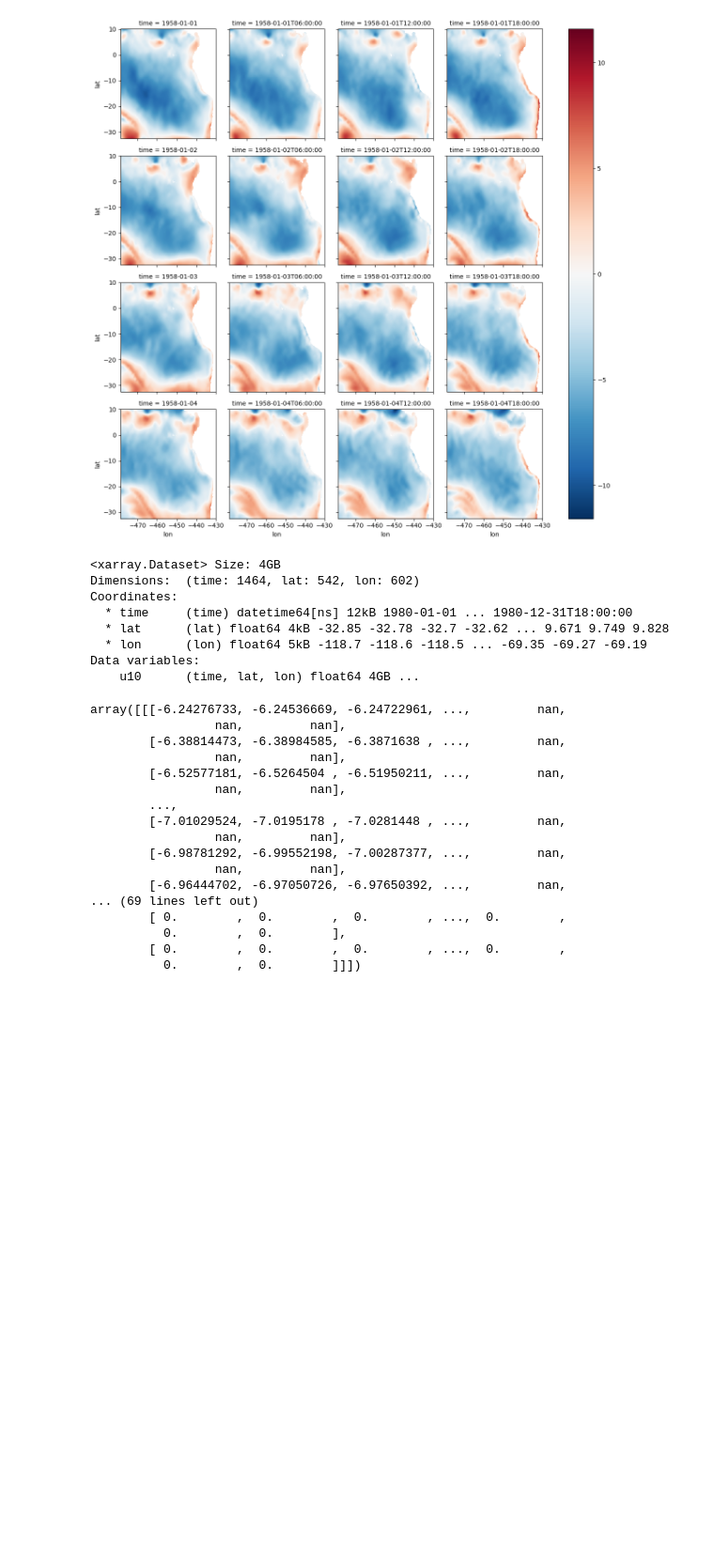
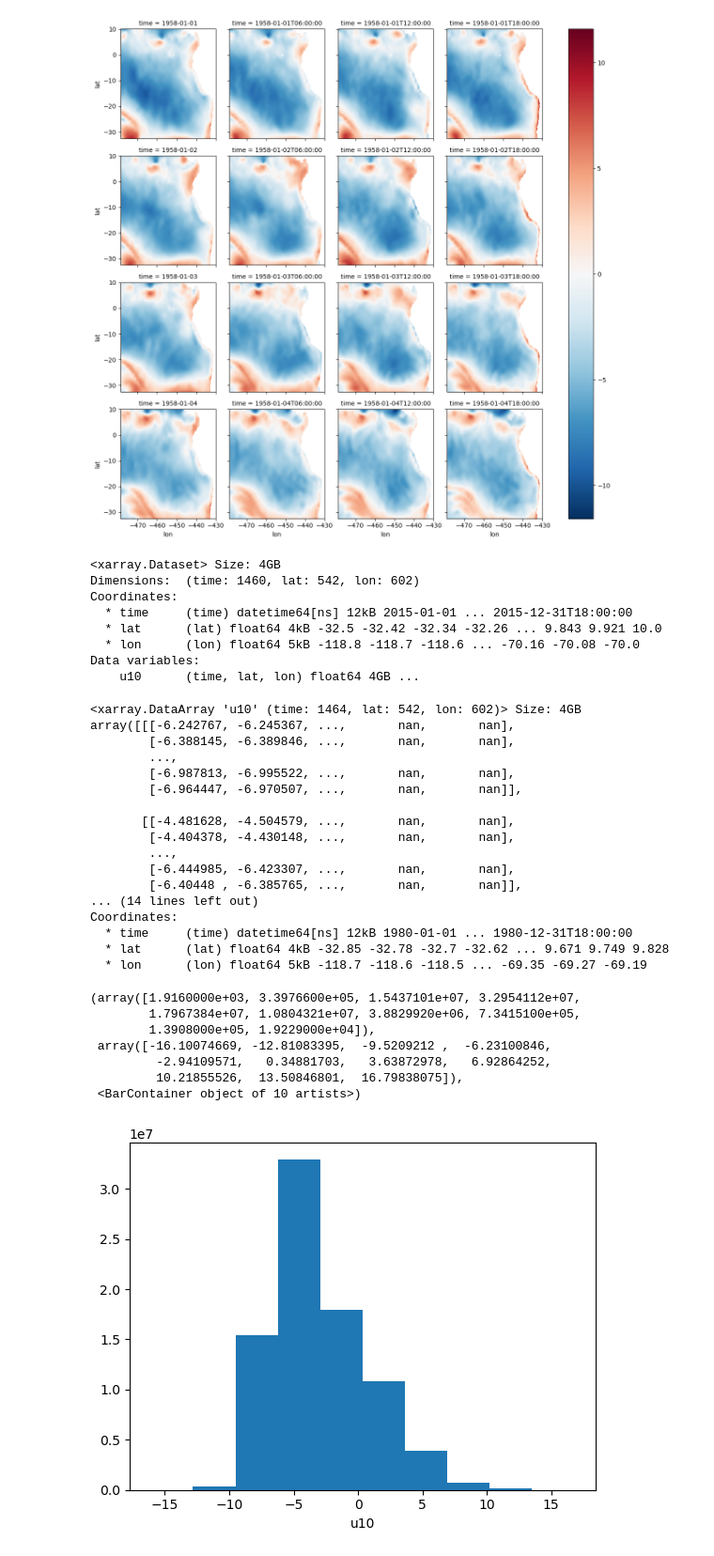
Before and after one commit to danliba/Upwelling_paper, a Jupyter notebook: wind_interpolation.ipynb, the cells around one changed output. Shown at 94% size. Saved outputs shown, nothing was run; the diff lists cells and outputs as text; code cells hidden in the pictures; blank space fills up the shorter version.

```diff
--- a/wind_interpolation.ipynb
+++ b/wind_interpolation.ipynb
@@ -121,35 +121,46 @@ u10.isel(time=slice(None,16)).plot(x='lon',
 <xarray.plot.facetgrid.FacetGrid at 0x...>
 [figure]
 # %%
-ds_new = xr.open_dataset('/gxfs_work/geomar/smomw662/NHCS/Winds_input/JRA_interp/u10.1980.nc')
+ds_new = xr.open_dataset('/gxfs_work/geomar/smomw662/NHCS/Winds_input/JRA_interp/u10.2015.nc')
 ds_new.compute()
 ds_new
 # %% [output]
 <xarray.Dataset> Size: 4GB
-Dimensions:  (time: 1464, lat: 542, lon: 602)
+Dimensions:  (time: 1460, lat: 542, lon: 602)
 Coordinates:
-  * time     (time) datetime64[ns] 12kB 1980-01-01 ... 1980-12-31T18:00:00
-  * lat      (lat) float64 4kB -32.85 -32.78 -32.7 -32.62 ... 9.671 9.749 9.828
-  * lon      (lon) float64 5kB -118.7 -118.6 -118.5 ... -69.35 -69.27 -69.19
+  * time     (time) datetime64[ns] 12kB 2015-01-01 ... 2015-12-31T18:00:00
+  * lat      (lat) float64 4kB -32.5 -32.42 -32.34 -32.26 ... 9.843 9.921 10.0
+  * lon      (lon) float64 5kB -118.8 -118.7 -118.6 ... -70.16 -70.08 -70.0
 Data variables:
     u10      (time, lat, lon) float64 4GB ...
 # %%
-ds_new.u10.values
+ds_new.u10
 # %% [output]
-array([[[-6.24276733, -6.24536669, -6.24722961, ...,         nan,
-                 nan,         nan],
-        [-6.38814473, -6.38984585, -6.3871638 , ...,         nan,
-                 nan,         nan],
-        [-6.52577181, -6.5264504 , -6.51950211, ...,         nan,
-                 nan,         nan],
+<xarray.DataArray 'u10' (time: 1464, lat: 542, lon: 602)> Size: 4GB
+array([[[-6.242767, -6.245367, ...,       nan,       nan],
+        [-6.388145, -6.389846, ...,       nan,       nan],
         ...,
-        [-7.01029524, -7.0195178 , -7.0281448 , ...,         nan,
-                 nan,         nan],
-        [-6.98781292, -6.99552198, -7.00287377, ...,         nan,
-                 nan,         nan],
-        [-6.96444702, -6.97050726, -6.97650392, ...,         nan,
-... (69 lines left out)
-        [ 0.        ,  0.        ,  0.        , ...,  0.        ,
-          0.        ,  0.        ],
-        [ 0.        ,  0.        ,  0.        , ...,  0.        ,
-          0.        ,  0.        ]]])
+        [-6.987813, -6.995522, ...,       nan,       nan],
+        [-6.964447, -6.970507, ...,       nan,       nan]],
+
+       [[-4.481628, -4.504579, ...,       nan,       nan],
+        [-4.404378, -4.430148, ...,       nan,       nan],
+        ...,
+        [-6.444985, -6.423307, ...,       nan,       nan],
+        [-6.40448 , -6.385765, ...,       nan,       nan]],
+... (14 lines left out)
+Coordinates:
+  * time     (time) datetime64[ns] 12kB 1980-01-01 ... 1980-12-31T18:00:00
+  * lat      (lat) float64 4kB -32.85 -32.78 -32.7 -32.62 ... 9.671 9.749 9.828
+  * lon      (lon) float64 5kB -118.7 -118.6 -118.5 ... -69.35 -69.27 -69.19
+# %%
+ds_new.u10.coarsen(time=5, boundary="trim").mean().plot()
+# %% [output]
+(array([1.9160000e+03, 3.3976600e+05, 1.5437101e+07, 3.2954112e+07,
+        1.7967384e+07, 1.0804321e+07, 3.8829920e+06, 7.3415100e+05,
+        1.3908000e+05, 1.9229000e+04]),
+ array([-16.10074669, -12.81083395,  -9.5209212 ,  -6.23100846,
+         -2.94109571,   0.34881703,   3.63872978,   6.92864252,
+         10.21855526,  13.50846801,  16.79838075]),
+ <BarContainer object of 10 artists>)
+[figure, added]
```
Also changed, not shown: 3 other files.
